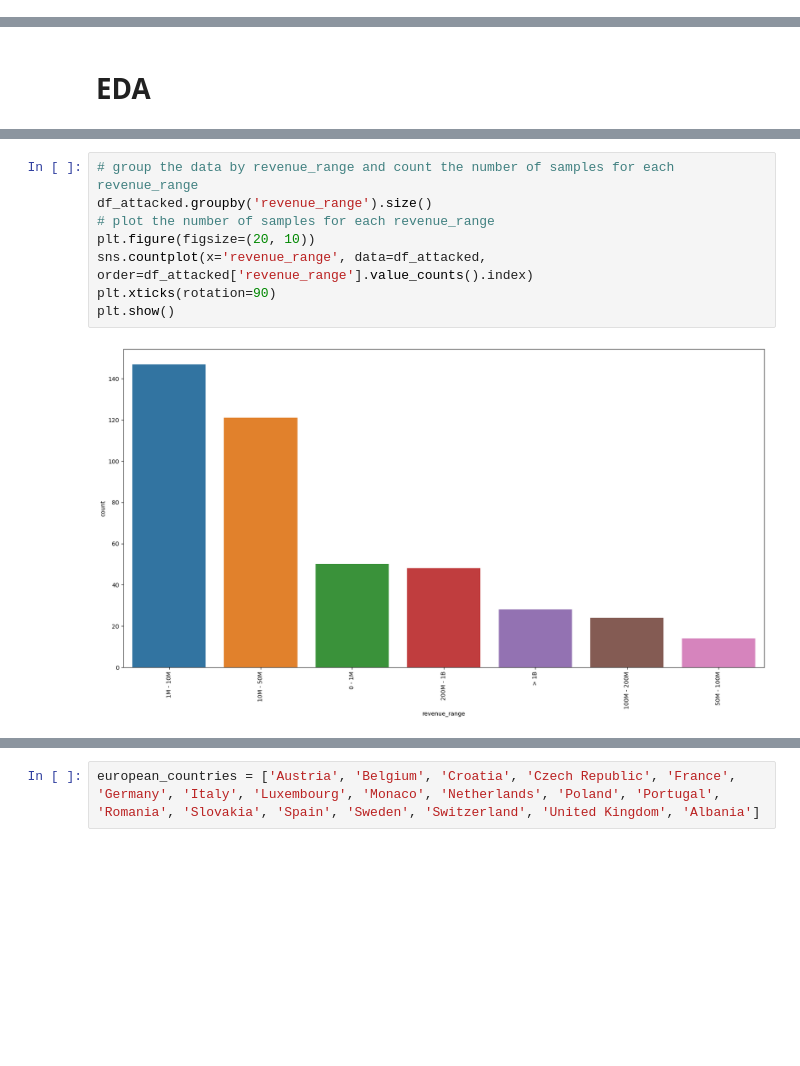
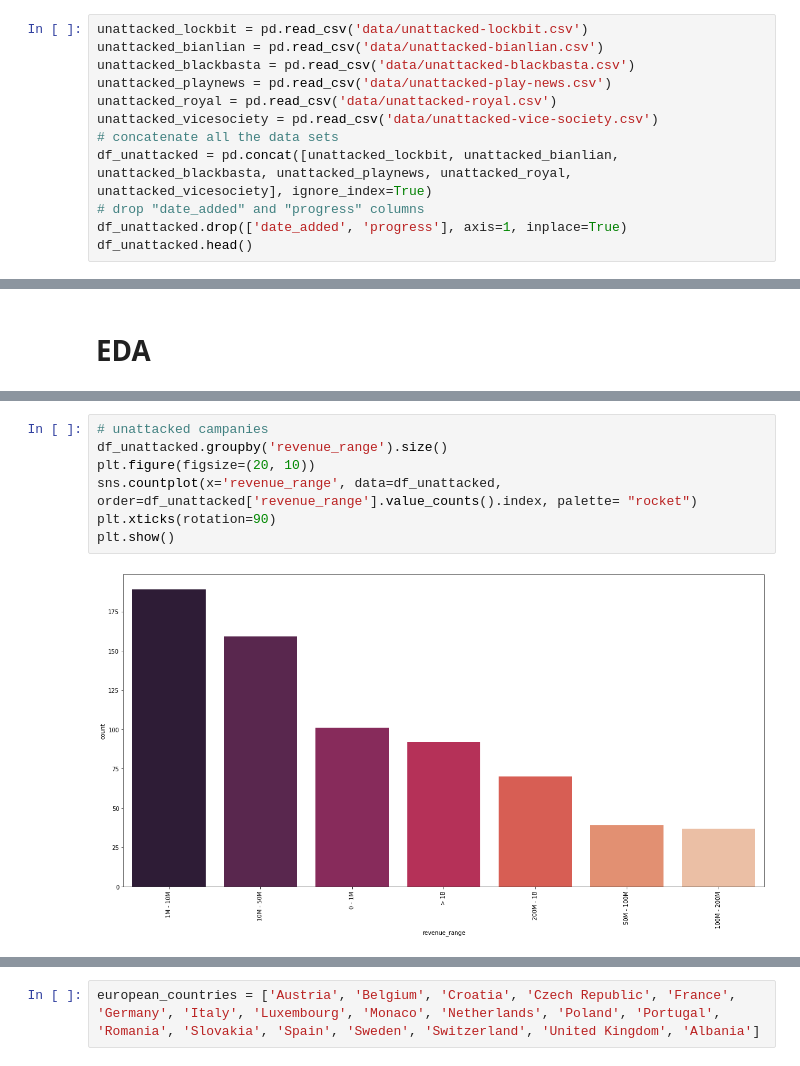
Before and after one commit to DoniaEsawi/Ransomware-Revealed, a Jupyter notebook: data_science.ipynb, the cells around one changed output, grey strips where cells are left out. Drawn from its saved outputs; the diff is of its cells as text; blank space fills up the shorter version.

```diff
--- a/data_science.ipynb
+++ b/data_science.ipynb
@@ -42,0 +41,12 @@ df_unattacked.head()
+# %%
+unattacked_lockbit = pd.read_csv('data/unattacked-lockbit.csv')
+unattacked_bianlian = pd.read_csv('data/unattacked-bianlian.csv')
+unattacked_blackbasta = pd.read_csv('data/unattacked-blackbasta.csv')
+unattacked_playnews = pd.read_csv('data/unattacked-play-news.csv')
+unattacked_royal = pd.read_csv('data/unattacked-royal.csv')
+unattacked_vicesociety = pd.read_csv('data/unattacked-vice-society.csv')
+# concatenate all the data sets
+df_unattacked = pd.concat([unattacked_lockbit, unattacked_bianlian, unattacked_blackbasta, unattacked_playnews, unattacked_royal, unattacked_vicesociety], ignore_index=True)
+# drop "date_added" and "progress" columns
+df_unattacked.drop(['date_added', 'progress'], axis=1, inplace=True)
+df_unattacked.head()
@@ -371,10 +475,9 @@ plt.show()
 # %%
-# group the data by revenue_range and count the number of samples for each revenue_range
-df_attacked.groupby('revenue_range').size()
-# plot the number of samples for each revenue_range
+# unattacked campanies
+df_unattacked.groupby('revenue_range').size()
 plt.figure(figsize=(20, 10))
-sns.countplot(x='revenue_range', data=df_attacked, order=df_attacked['revenue_range'].value_counts().index)
+sns.countplot(x='revenue_range', data=df_unattacked, order=df_unattacked['revenue_range'].value_counts().index, palette= "rocket")
 plt.xticks(rotation=90)
 plt.show()
 # %% [output]
-[figure, old version]
+[figure, new version]
```
Also changed, not shown: parts of 46 cells of this notebook.
